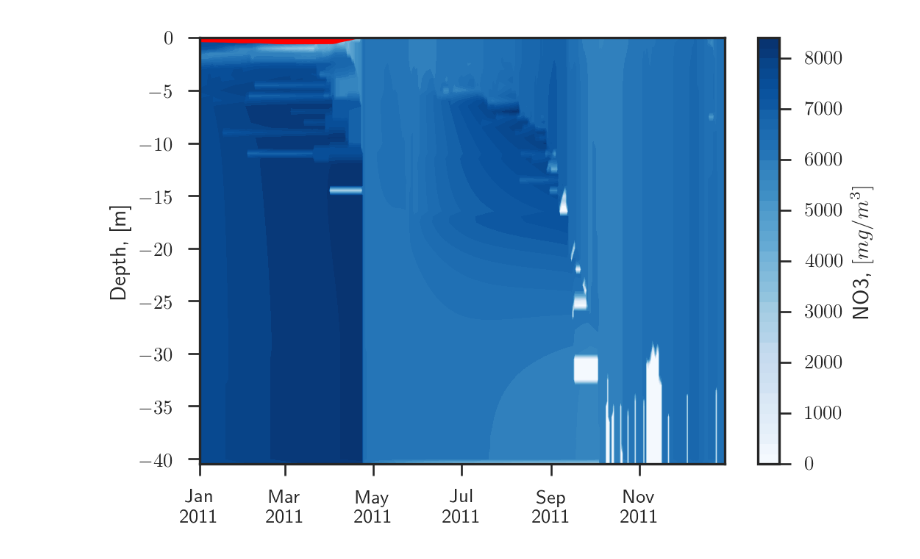
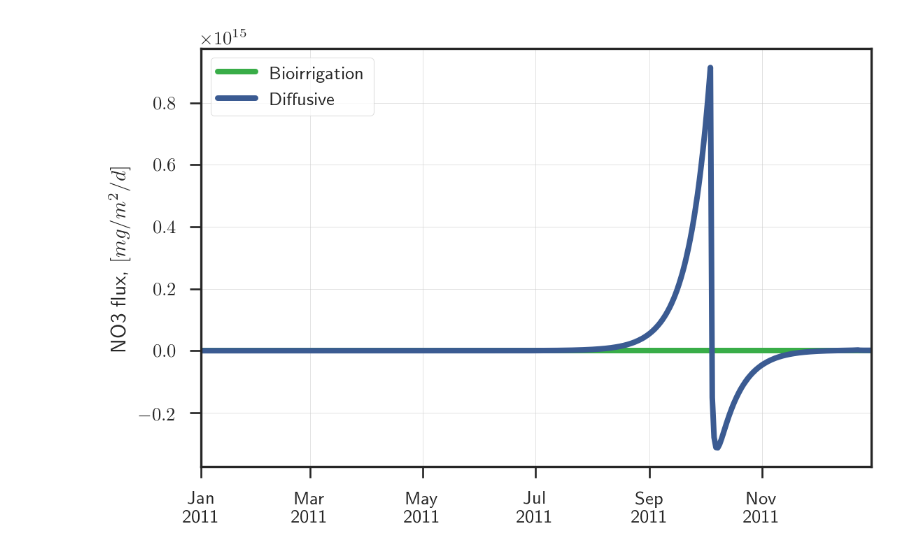
Before and after one commit to biogeochemistry/MyLake_v2_Vansjo, a Jupyter notebook: Postproc_code/plotting.py.ipynb, the cells around one changed output. Cells and saved outputs as stored; diff of their text form; code cells hidden in the pictures.

```diff
--- a/Postproc_code/plotting.py.ipynb
+++ b/Postproc_code/plotting.py.ipynb
@@ -129,4 +21,7 @@ contour_plot(MyLake_results, ['NH4zt'], lbl=r'NH4, $[mg / m^3]$', years_ago=year
-# %%
-contour_plot(MyLake_results, ['NO3zt'], lbl=r'NO3, $[mg / m^3]$', years_ago=years_ago)
-# %% [output]
-[figure, removed]
+# %%
+from ploting import *
+plotter = ResultsPlotter(years_ago=1)
+# %%
+plotter.plot_flux('NO3')
+# %% [output]
+[figure, added]
```
Also changed, not shown: parts of 68 cells of this notebook, 7 other files.
